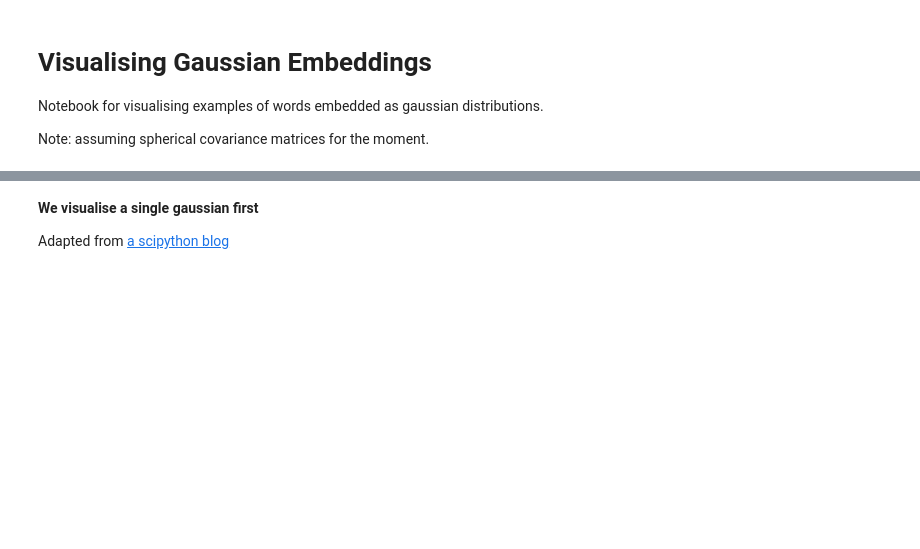
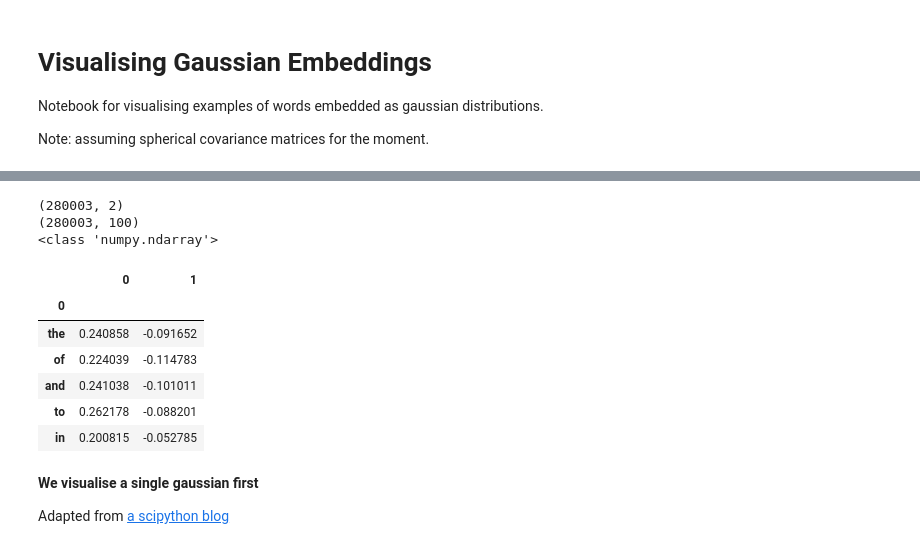
Before and after one commit to camilocarvajalreyes/affective_gaussians, a Jupyter notebook: Visualising Gaussian Embeddings.ipynb, the cells around one changed output, grey strips where cells are left out. Saved outputs shown, nothing was run; the diff lists cells and outputs as text; code cells hidden in the pictures; blank space fills up the shorter version.

```diff
--- a/Visualising Gaussian Embeddings.ipynb
+++ b/Visualising Gaussian Embeddings.ipynb
@@ -11,0 +31,20 @@ from mpl_toolkits.mplot3d import Axes3D
+# %%
+pca = PCA(n_components=2)
+mu_pca = pca.fit_transform(mu_df)
+print(mu_pca.shape)
+print(mu_df.shape)
+print(type(mu_pca))
+
+mu_pca_df = pd.DataFrame(data=mu_pca, index=mu_df.index)
+mu_pca_df.head()
+# %% [output]
+(280003, 2)
+(280003, 100)
+<class 'numpy.ndarray'>
+|  | 0 | 1 |
+| 0 |  |  |
+| the | 0.240858 | -0.091652 |
+| of | 0.224039 | -0.114783 |
+| and | 0.241038 | -0.101011 |
+| to | 0.262178 | -0.088201 |
+| in | 0.200815 | -0.052785 |
```
Also changed, not shown: parts of 4 cells of this notebook, 2 other files.
